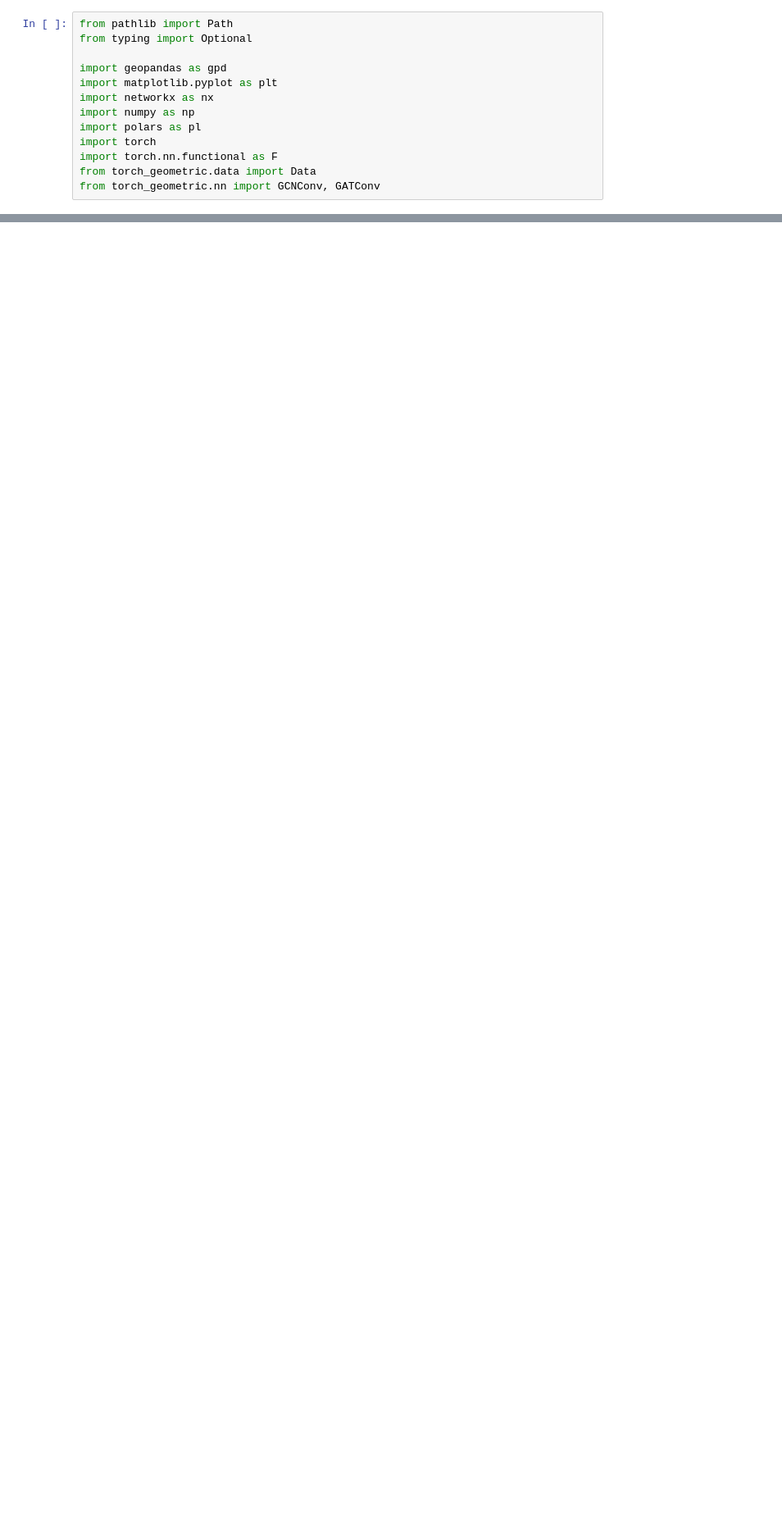
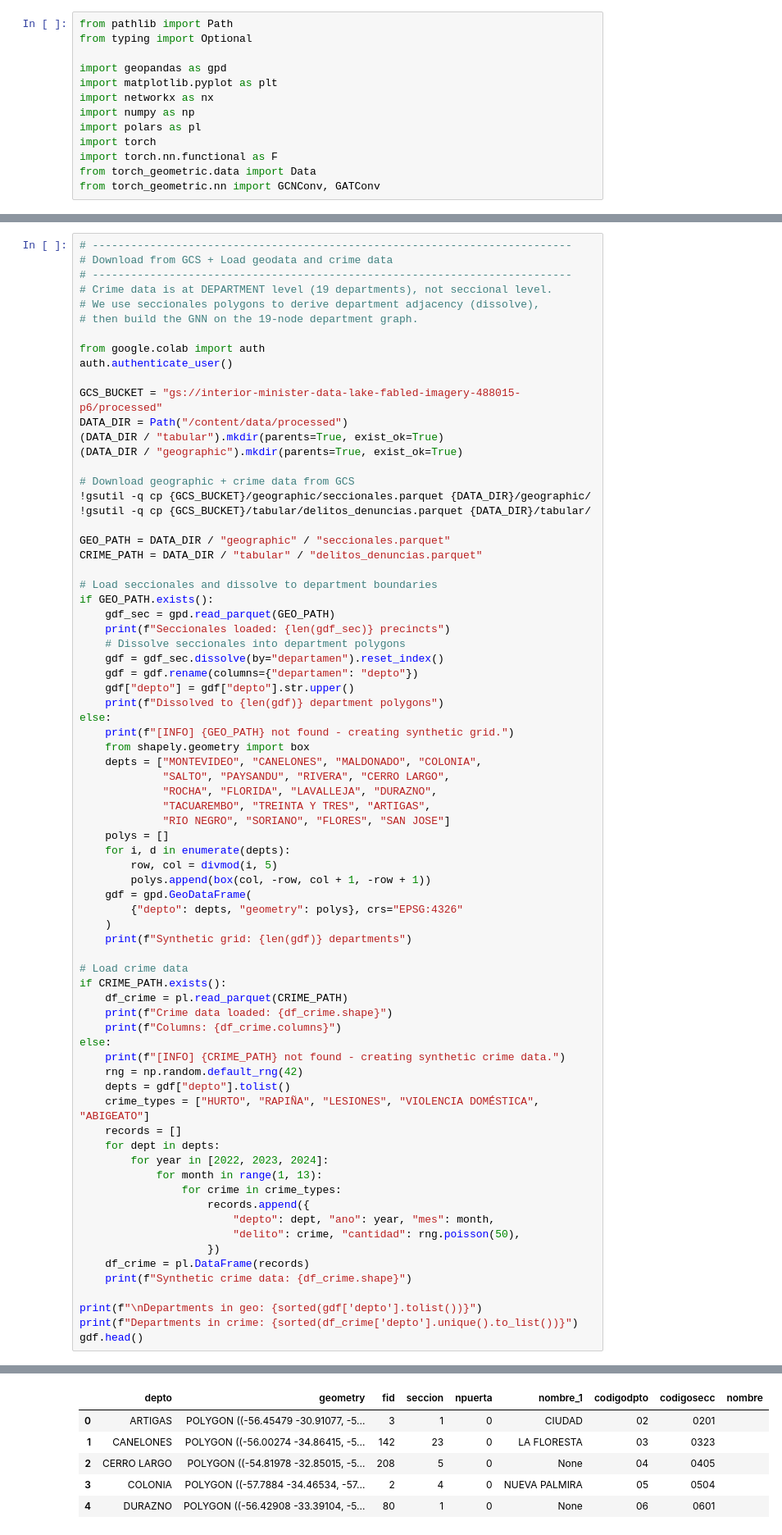
Before and after one commit to SchneiderSix/interior-minister, a Jupyter notebook: notebooks/06_crime_prediction.ipynb, the cells around one changed output, grey strips where cells are left out. Shown at 82% size. Drawn from its saved outputs; the diff is of its cells as text; blank space fills up the shorter version.

```diff
--- a/notebooks/06_crime_prediction.ipynb
+++ b/notebooks/06_crime_prediction.ipynb
@@ -91,0 +29,75 @@ gdf.head()
+# %%
+# ---------------------------------------------------------------------------
+# Download from GCS + Load geodata and crime data
+# ---------------------------------------------------------------------------
+# Crime data is at DEPARTMENT level (19 departments), not seccional level.
+# We use seccionales polygons to derive department adjacency (dissolve),
+# then build the GNN on the 19-node department graph.
+
+from google.colab import auth
+auth.authenticate_user()
+
+GCS_BUCKET = "gs://interior-minister-data-lake-fabled-imagery-488015-p6/processed"
+DATA_DIR = Path("/content/data/processed")
+(DATA_DIR / "tabular").mkdir(parents=True, exist_ok=True)
+(DATA_DIR / "geographic").mkdir(parents=True, exist_ok=True)
+
+# Download geographic + crime data from GCS
+!gsutil -q cp {GCS_BUCKET}/geographic/seccionales.parquet {DATA_DIR}/geographic/
+!gsutil -q cp {GCS_BUCKET}/tabular/delitos_denuncias.parquet {DATA_DIR}/tabular/
+
+GEO_PATH = DATA_DIR / "geographic" / "seccionales.parquet"
+CRIME_PATH = DATA_DIR / "tabular" / "delitos_denuncias.parquet"
+
+# Load seccionales and dissolve to department boundaries
+if GEO_PATH.exists():
+    gdf_sec = gpd.read_parquet(GEO_PATH)
+    print(f"Seccionales loaded: {len(gdf_sec)} precincts")
+    # Dissolve seccionales into department polygons
+    gdf = gdf_sec.dissolve(by="departamen").reset_index()
+    gdf = gdf.rename(columns={"departamen": "depto"})
+    gdf["depto"] = gdf["depto"].str.upper()
+    print(f"Dissolved to {len(gdf)} department polygons")
+else:
+    print(f"[INFO] {GEO_PATH} not found - creating synthetic grid.")
+    from shapely.geometry import box
+    depts = ["MONTEVIDEO", "CANELONES", "MALDONADO", "COLONIA",
+             "SALTO", "PAYSANDU", "RIVERA", "CERRO LARGO",
+             "ROCHA", "FLORIDA", "LAVALLEJA", "DURAZNO",
+             "TACUAREMBO", "TREINTA Y TRES", "ARTIGAS",
+             "RIO NEGRO", "SORIANO", "FLORES", "SAN JOSE"]
+    polys = []
+    for i, d in enumerate(depts):
+        row, col = divmod(i, 5)
+        polys.append(box(col, -row, col + 1, -row + 1))
+    gdf = gpd.GeoDataFrame(
+        {"depto": depts, "geometry": polys}, crs="EPSG:4326"
+    )
+    print(f"Synthetic grid: {len(gdf)} departments")
+
+# Load crime data
+if CRIME_PATH.exists():
+    df_crime = pl.read_parquet(CRIME_PATH)
+    print(f"Crime data loaded: {df_crime.shape}")
+    print(f"Columns: {df_crime.columns}")
+else:
+    print(f"[INFO] {CRIME_PATH} not found - creating synthetic crime data.")
+    rng = np.random.default_rng(42)
+    depts = gdf["depto"].tolist()
+    crime_types = ["HURTO", "RAPIÑA", "LESIONES", "VIOLENCIA DOMÉSTICA", "ABIGEATO"]
+    records = []
+    for dept in depts:
+        for year in [2022, 2023, 2024]:
+            for month in range(1, 13):
+                for crime in crime_types:
+                    records.append({
+                        "depto": dept, "ano": year, "mes": month,
+                        "delito": crime, "cantidad": rng.poisson(50),
+                    })
+    df_crime = pl.DataFrame(records)
+    print(f"Synthetic crime data: {df_crime.shape}")
+
+print(f"\nDepartments in geo: {sorted(gdf['depto'].tolist())}")
+print(f"Departments in crime: {sorted(df_crime['depto'].unique().to_list())}")
+gdf.head()
+# %% [output]
@@ -92,2 +111,8 @@ gdf.head()
+|  | depto | geometry | fid | seccion | npuerta | nombre_1 | codigodpto | codigosecc | nombre |
+| 0 | ARTIGAS | POLYGON ((-56.45479 -30.91077, -5... | 3 | 1 | 0 | CIUDAD | 02 | 0201 |  |
+| 1 | CANELONES | POLYGON ((-56.00274 -34.86415, -5... | 142 | 23 | 0 | LA FLORESTA | 03 | 0323 |  |
+| 2 | CERRO LARGO | POLYGON ((-54.81978 -32.85015, -5... | 208 | 5 | 0 | None | 04 | 0405 |  |
+| 3 | COLONIA | POLYGON ((-57.7884 -34.46534, -57... | 2 | 4 | 0 | NUEVA PALMIRA | 05 | 0504 |  |
+| 4 | DURAZNO | POLYGON ((-56.42908 -33.39104, -5... | 80 | 1 | 0 | None | 06 | 0601 |  |
 # %%
 # ---------------------------------------------------------------------------
```
Also changed, not shown: parts of 16 cells of this notebook, 32 other files.
